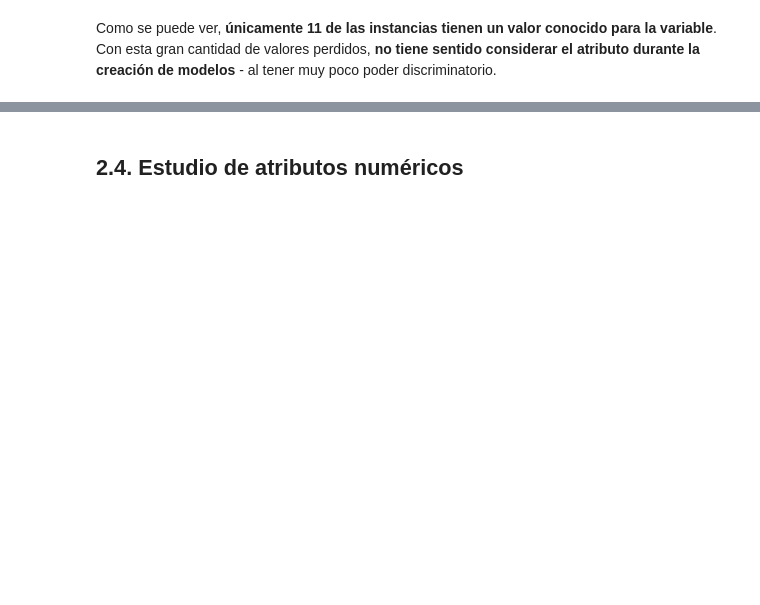
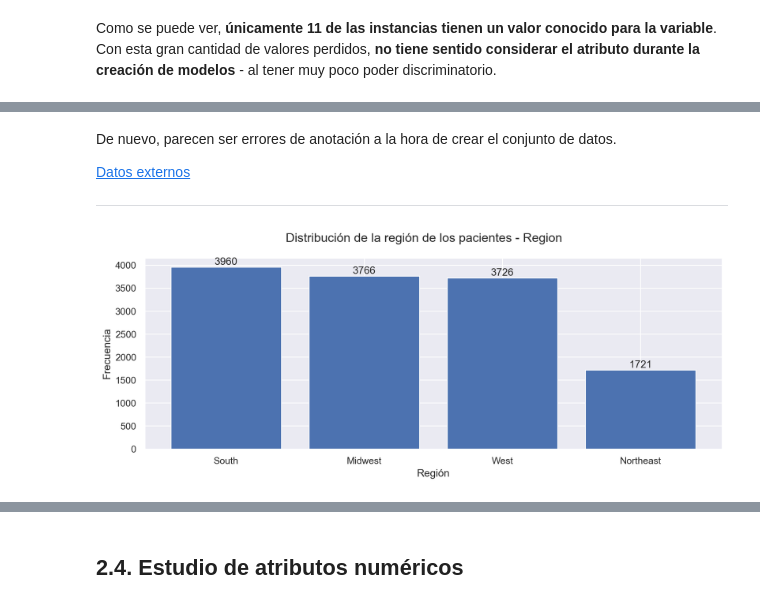
Before and after one commit to MoonDollLuna/cidaen_m5_thesis, a Jupyter notebook: TFM - Luna Jimenez Fernandez - Jupyter.ipynb, the cells around one changed output, grey strips where cells are left out. Drawn from its saved outputs; the diff is of its cells as text; code cells hidden in the pictures; blank space fills up the shorter version.

```diff
--- a/TFM - Luna Jimenez Fernandez - Jupyter.ipynb
+++ b/TFM - Luna Jimenez Fernandez - Jupyter.ipynb
@@ -1234,0 +1321,19 @@ ESTUDIAR MÁS ADELANTE PERO ASEGURAR QUE LOS VALORES SON CORRECTOS
+# %% [markdown]
+De nuevo, parecen ser errores de anotación a la hora de crear el conjunto de datos.
+
+[Datos externos](https://simple.wikipedia.org/wiki/List_of_ZIP_Code_prefixes)
+
+---
+# %%
+# Create the figure
+fig = plt.figure(figsize=(12, 4));
+
+# Create the barchart
+plt.bar(x=df_metastasis["Region"].value_counts().index,
+        height=df_metastasis["Region"].value_counts());
+plt.bar_label(fig.gca().containers[0]);
+plt.xlabel("Región");
+plt.ylabel("Frecuencia");
+plt.suptitle("Distribución de la región de los pacientes - Region");
+# %% [output]
+[figure, added]
```
Also changed, not shown: parts of 19 cells of this notebook.
